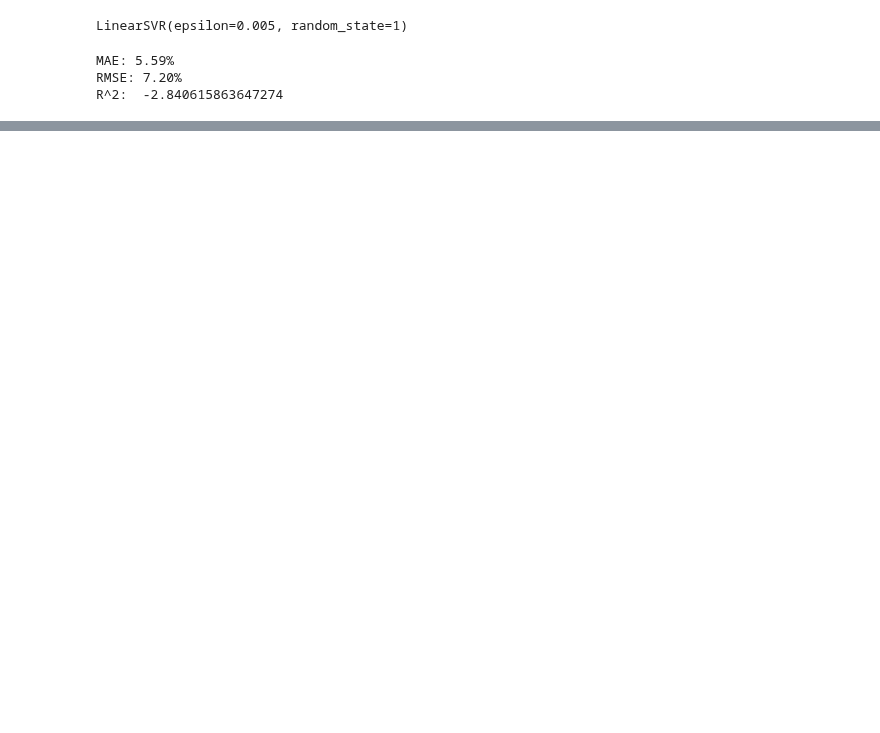
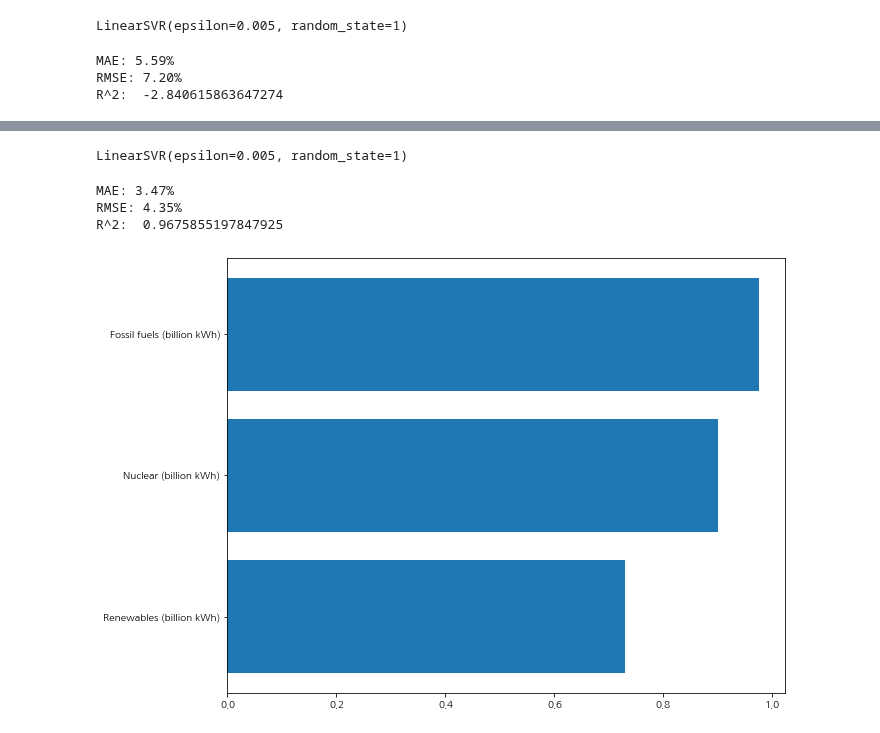
Before and after one commit to kihwan21/k-project, a Jupyter notebook: 김기환/12개국가로해봄.ipynb, the cells around one changed output, grey strips where cells are left out. Drawn from its saved outputs; the diff is of its cells as text; code cells hidden in the pictures; blank space fills up the shorter version.

```diff
--- a/김기환/12개국가로해봄.ipynb
+++ b/김기환/12개국가로해봄.ipynb
@@ -620,0 +774,4 @@ plt.show()
+# %%
+X = China[['Renewables (billion kWh)', 'Fossil fuels (billion kWh)', 'Nuclear (billion kWh)']]
+
+X
@@ -620,0 +796,4 @@ plt.show()
+# %%
+y = China['electricity net consumption (billion kWh)']
+
+y
@@ -620,0 +850,52 @@ plt.show()
+# %%
+from sklearn.model_selection import train_test_split
+
+X_train, X_test, y_train, y_test = train_test_split(X, y, test_size = 0.3, random_state = 1004, shuffle = False)
+# %%
+from sklearn.svm import LinearSVR
+
+from math import sqrt
+from sklearn.metrics import mean_absolute_error, mean_squared_error, r2_score, accuracy_score
+from  sklearn.metrics import r2_score
+
+model = LinearSVR(epsilon=0.005, random_state=1) # random_state=1
+model.fit(X_train, y_train)
+# %% [output]
+LinearSVR(epsilon=0.005, random_state=1)
+# %%
+# Predict를 수행하고 mean_absolute_error, rmse 결과 출력하기
+pred = model.predict(X_test)    # X_test를 이용한 예측값 pred
+mean_absolute_error(y_test, pred)
+np.sqrt(mean_squared_error(y_test, pred))
+
+mae = mean_absolute_error(y_test, pred)
+rmse = np.sqrt(mean_squared_error(y_test, pred))
+
+# MAE 및 RMSE를 백분율로 표시
+mae_percentage = (mae / np.mean(y_test)) * 100
+rmse_percentage = (rmse / np.mean(y_test)) * 100
+
+print("MAE: {:.2f}%".format(mae_percentage))
+print("RMSE: {:.2f}%".format(rmse_percentage))
+print('R^2: ', r2_score(y_test, pred))
+# %% [output]
+MAE: 3.47%
+RMSE: 4.35%
+R^2:  0.9675855197847925
+# %%
+# Feature importance, feature 선언
+importances = model.coef_
+features = X.columns
+
+# 중요한 변수 순으로 정렬
+indices = np.argsort(importances)
+sorted_features = [features[i] for i in indices]
+
+# 그래프 크기 지정
+plt.figure(figsize=(10, 8))
+
+# 막대그래프 show
+plt.barh(sorted_features, importances[indices])
+plt.show()
+# %% [output]
+[figure, added]
```
Also changed, not shown: parts of 25 cells of this notebook, 2 other files.
